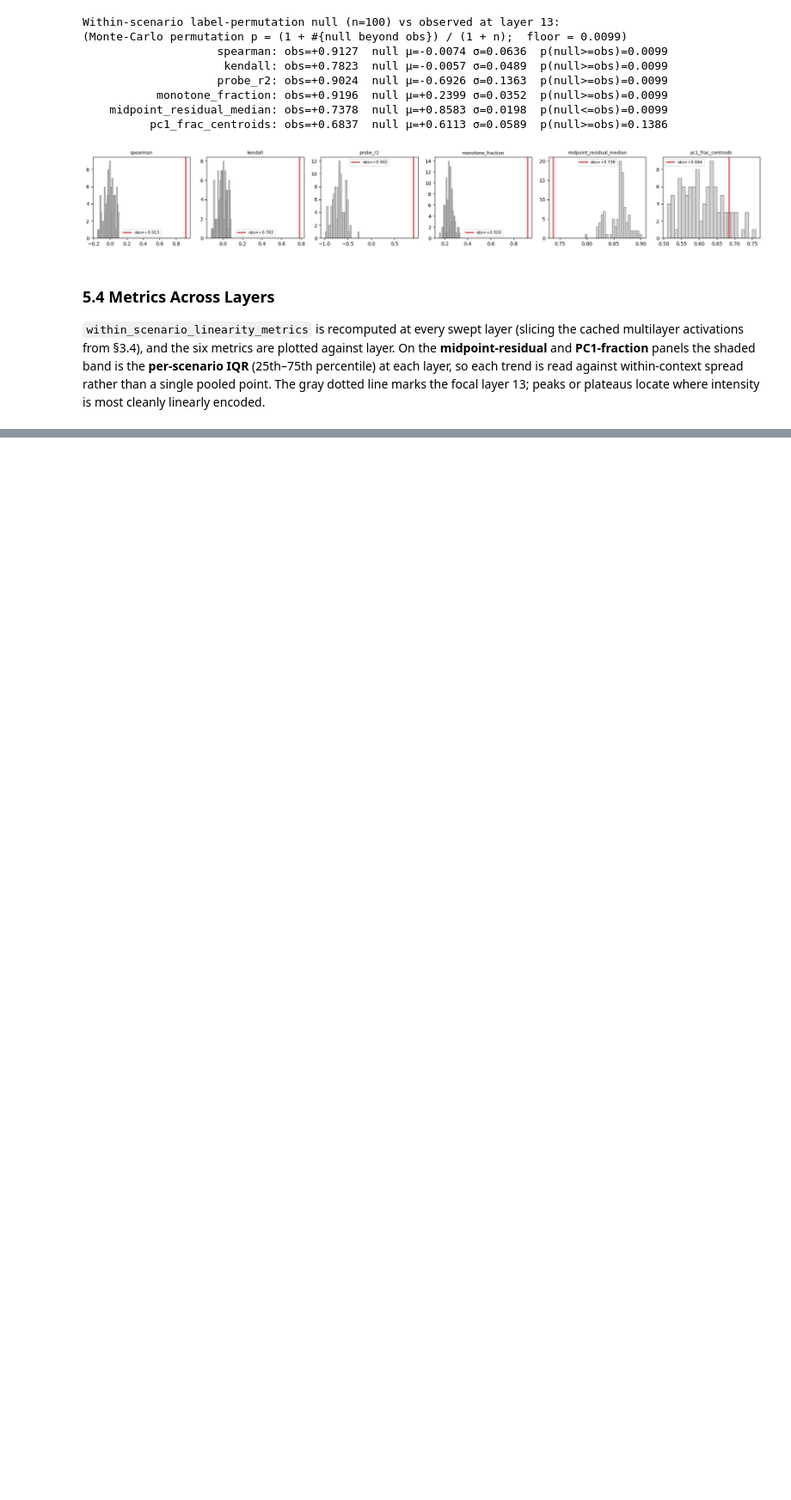
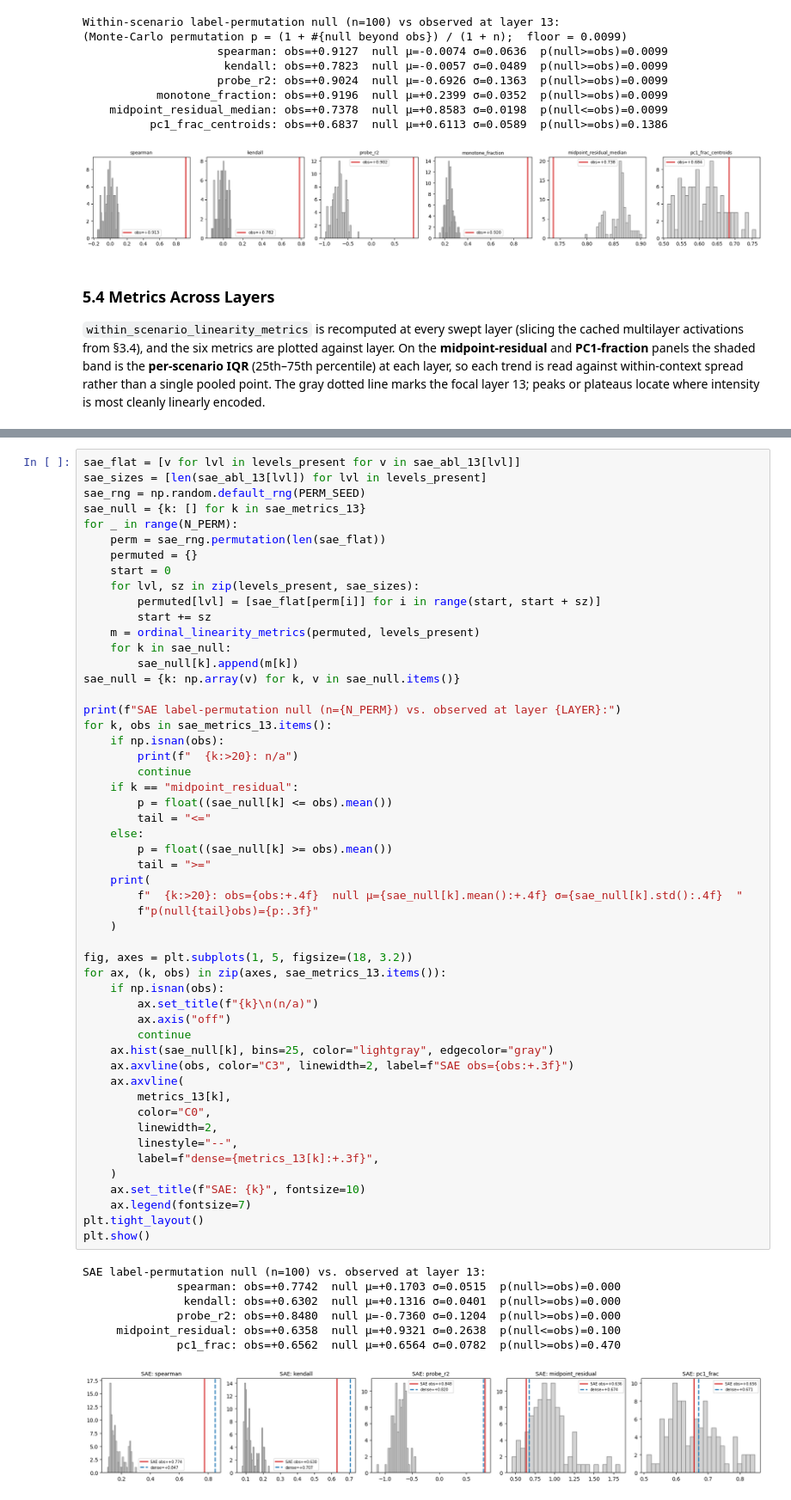
Before and after one commit to gbettineschi/llm-behaviour-intensity-representation, a Jupyter notebook: src/notebooks/003_0405_braico.ipynb, the cells around one changed output, grey strips where cells are left out. Shown at 86% size. Drawn from its saved outputs; the diff is of its cells as text; blank space fills up the shorter version.

```diff
--- a/src/notebooks/003_0405_braico.ipynb
+++ b/src/notebooks/003_0405_braico.ipynb
@@ -877,0 +1337,60 @@ plt.tight_layout(); plt.show()
+# %%
+sae_flat = [v for lvl in levels_present for v in sae_abl_13[lvl]]
+sae_sizes = [len(sae_abl_13[lvl]) for lvl in levels_present]
+sae_rng = np.random.default_rng(PERM_SEED)
+sae_null = {k: [] for k in sae_metrics_13}
+for _ in range(N_PERM):
+    perm = sae_rng.permutation(len(sae_flat))
+    permuted = {}
+    start = 0
+    for lvl, sz in zip(levels_present, sae_sizes):
+        permuted[lvl] = [sae_flat[perm[i]] for i in range(start, start + sz)]
+        start += sz
+    m = ordinal_linearity_metrics(permuted, levels_present)
+    for k in sae_null:
+        sae_null[k].append(m[k])
+sae_null = {k: np.array(v) for k, v in sae_null.items()}
+
+print(f"SAE label-permutation null (n={N_PERM}) vs. observed at layer {LAYER}:")
+for k, obs in sae_metrics_13.items():
+    if np.isnan(obs):
+        print(f"  {k:>20}: n/a")
+        continue
+    if k == "midpoint_residual":
+        p = float((sae_null[k] <= obs).mean())
+        tail = "<="
+    else:
+        p = float((sae_null[k] >= obs).mean())
+        tail = ">="
+    print(
+        f"  {k:>20}: obs={obs:+.4f}  null μ={sae_null[k].mean():+.4f} σ={sae_null[k].std():.4f}  "
+        f"p(null{tail}obs)={p:.3f}"
+    )
+
+fig, axes = plt.subplots(1, 5, figsize=(18, 3.2))
+for ax, (k, obs) in zip(axes, sae_metrics_13.items()):
+    if np.isnan(obs):
+        ax.set_title(f"{k}\n(n/a)")
+        ax.axis("off")
+        continue
+    ax.hist(sae_null[k], bins=25, color="lightgray", edgecolor="gray")
+    ax.axvline(obs, color="C3", linewidth=2, label=f"SAE obs={obs:+.3f}")
+    ax.axvline(
+        metrics_13[k],
+        color="C0",
+        linewidth=2,
+        linestyle="--",
+        label=f"dense={metrics_13[k]:+.3f}",
+    )
+    ax.set_title(f"SAE: {k}", fontsize=10)
+    ax.legend(fontsize=7)
+plt.tight_layout()
+plt.show()
+# %% [output]
+SAE label-permutation null (n=100) vs. observed at layer 13:
+              spearman: obs=+0.7742  null μ=+0.1703 σ=0.0515  p(null>=obs)=0.000
+               kendall: obs=+0.6302  null μ=+0.1316 σ=0.0401  p(null>=obs)=0.000
+              probe_r2: obs=+0.8480  null μ=-0.7360 σ=0.1204  p(null>=obs)=0.000
+     midpoint_residual: obs=+0.6358  null μ=+0.9321 σ=0.2638  p(null<=obs)=0.100
+              pc1_frac: obs=+0.6562  null μ=+0.6564 σ=0.0782  p(null>=obs)=0.470
+[figure, added]
```
Also changed, not shown: parts of 41 cells of this notebook, 43 other files.
